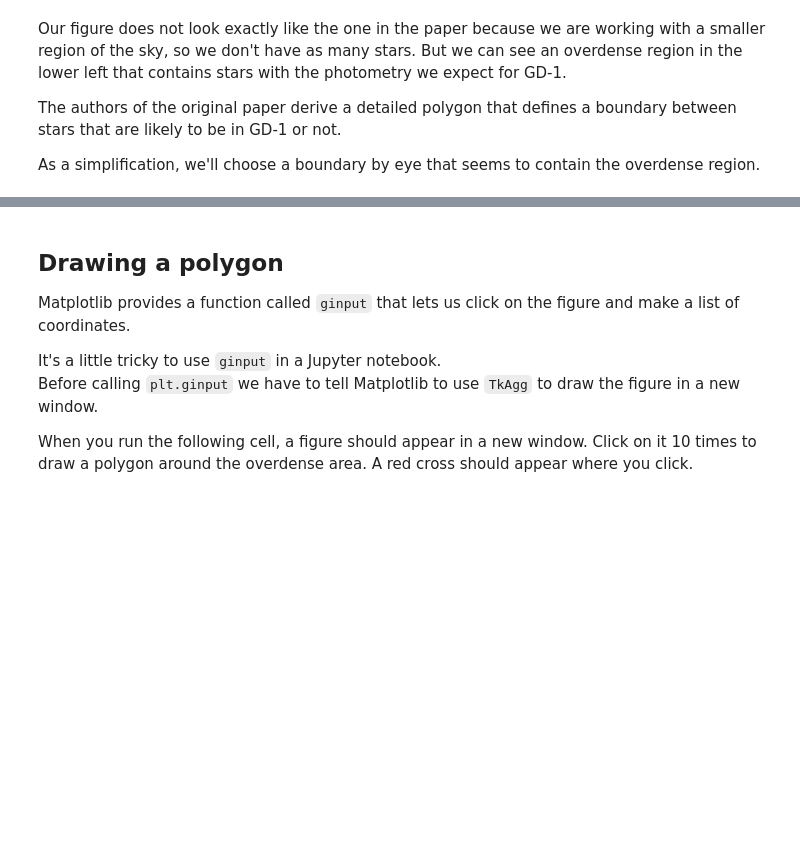
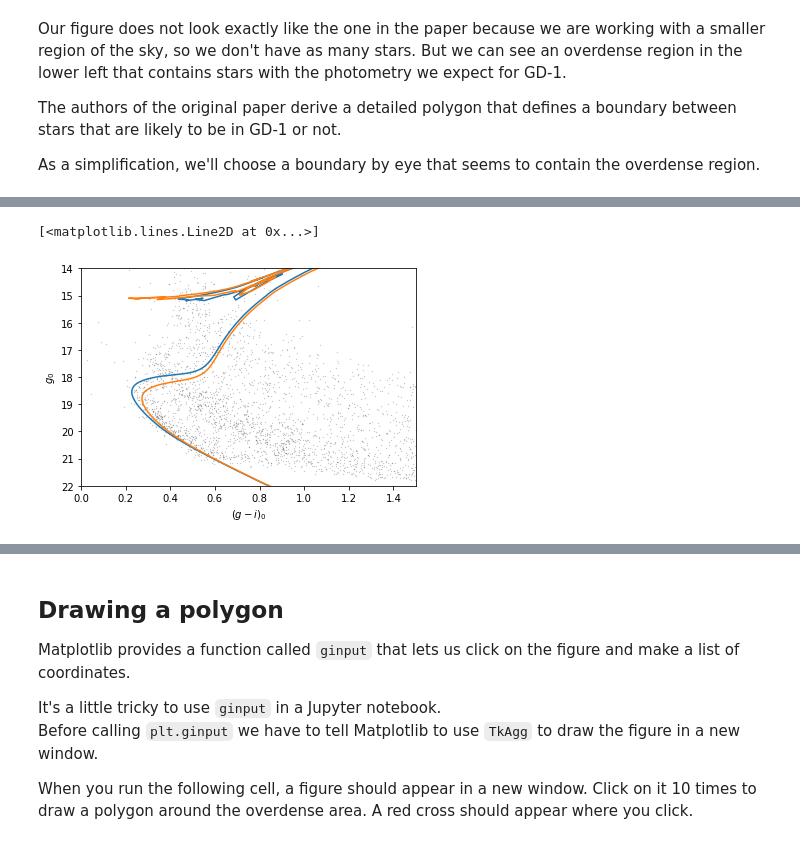
Before and after one commit to AllenDowney/AstronomicalData, a Jupyter notebook: 06_photo.ipynb, the cells around one changed output, grey strips where cells are left out. Saved outputs shown, nothing was run; the diff lists cells and outputs as text; code cells hidden in the pictures; blank space fills up the shorter version.

```diff
--- a/06_photo.ipynb
+++ b/06_photo.ipynb
@@ -130,0 +251,13 @@ As a simplification, we'll choose a boundary by eye that seems to contain the ov
+# %%
+def read_and_clean_cmd(filename, distance):
+    iso = read_mist_models.ISOCMD(filename)
+    iso_table = Table(iso.isocmds[0])
+
+    phase_mask = (iso_table['phase'] >= 0) & (iso_table['phase'] < 3)
+    table = iso_table[phase_mask]
+
+    dm = coord.Distance(distance).distmod.value
+    g = iso_table['PS_g'] + dm
+    gi = iso_table['PS_g'] - iso_table['PS_i']
+
+    return gi, g
@@ -130,0 +276,9 @@ As a simplification, we'll choose a boundary by eye that seems to contain the ov
+# %%
+import matplotlib.pyplot as plt
+
+plot_cmd(photo_table)
+plt.plot(gi1, g1)
+plt.plot(gi2, g2)
+# %% [output]
+[<matplotlib.lines.Line2D at 0x...>]
+[figure, added]
```
Also changed, not shown: parts of 21 cells of this notebook, 6 other files.
